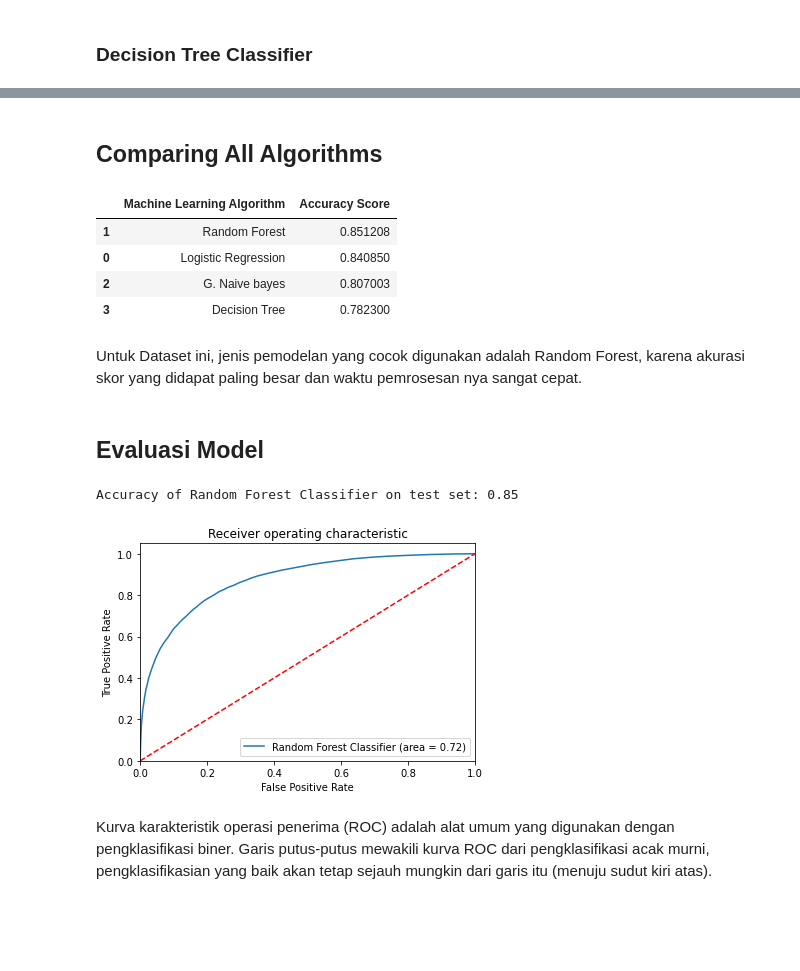
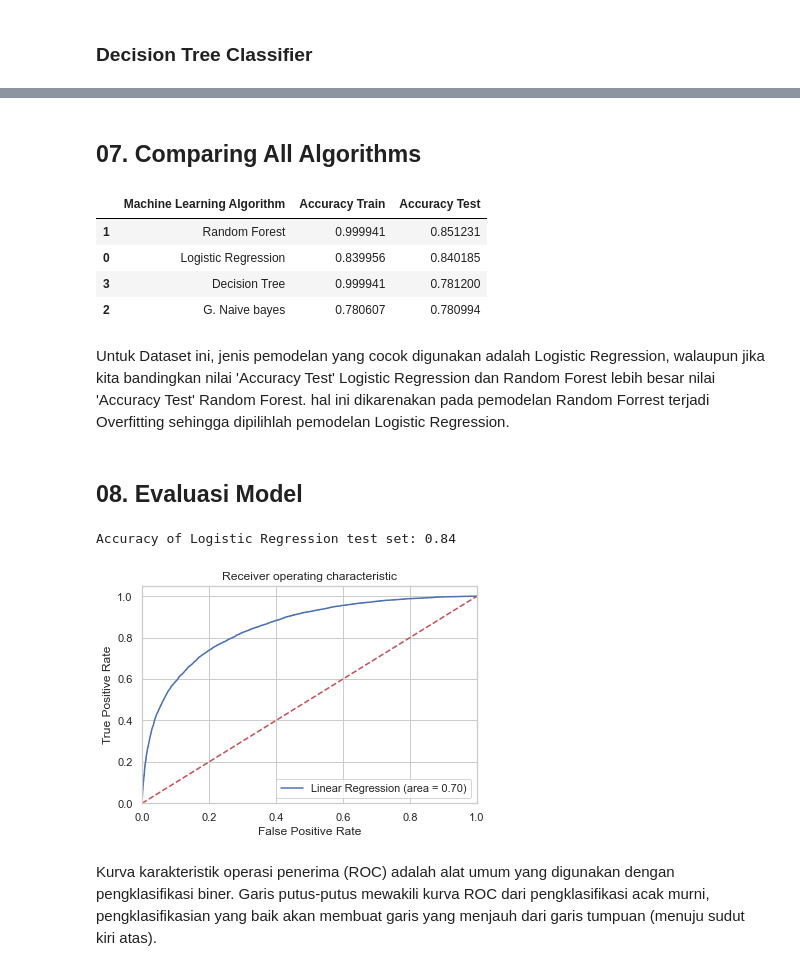
Before and after one commit to Msyaipulanwar/H8_076, a Jupyter notebook: final_project/final_MohamadSyaipulAnwar.ipynb, the cells around one changed output, grey strips where cells are left out. Drawn from its saved outputs; the diff is of its cells as text; code cells hidden in the pictures; blank space fills up the shorter version.

```diff
--- a/final_project/final_MohamadSyaipulAnwar.ipynb
+++ b/final_project/final_MohamadSyaipulAnwar.ipynb
@@ -435,6 +432,6 @@ scored=[]
 # %%
 def train_model(X, y, model, test_size=.3):
-    X_train, X_test, y_train, y_test = train_test_split( X, y, test_size=test_size, random_state=99 )
+    X_train, X_test, y_train, y_test = train_test_split( X, y, test_size=test_size, random_state=99)
     print(f"Training with {X_train.shape[0]} data.. Validating with {X_test.shape[0]}..")
     print("Standardizing data..")
     scaler = StandardScaler()
@@ -448,7 +445,8 @@ def train_model(X, y, model, test_size=.3):
 
     train_prediction = model.predict(scaled_X_train)
     test_prediction = model.predict(scaled_X_test)
-    Score = metrics.accuracy_score(y_test, test_prediction)
+    Score_train = metrics.accuracy_score(y_train, train_prediction)
+    Score_test = metrics.accuracy_score(y_test, test_prediction)
 
 
     print("Training performance:")
@@ -460,9 +458,11 @@ def train_model(X, y, model, test_size=.3):
     print("Testing Data Confusion Matrix Visualization")
     plot_confusion_matrix(model, X_test, y_test)
 
-    print('Accuracy Score: %.5f' % Score)
+    print('Accuracy Score train: %.5f' % Score_train)
+    print('Accuracy Score test: %.5f' % Score_test)
 
-    scored.append(Score)
+    scored_test.append(Score_test)
+    scored_train.append(Score_train)
 # %% [markdown]
 ### Logistic Regression
 # %%
@@ -558,46 +558,50 @@ Accuracy Score: 0.78230
 # %% [markdown]
-## **Comparing All Algorithms**
+## **07. Comparing All Algorithms**
 # %%
 Table_Summary = pd.DataFrame({'Machine Learning Algorithm':['Logistic Regression', 'Random Forest', 'G. Naive bayes', 'Decision Tree'],
-                    'Accuracy Score':scored,
+                    'Accuracy Train':scored_train,
+                    'Accuracy Test': scored_test,
                     })
-Table_Summary.sort_values(by=['Accuracy Score'], ascending=False)
+Table_Summary.sort_values(by=['Accuracy Test'], ascending=False)
 # %% [output]
-|  | Machine Learning Algorithm | Accuracy Score |
-| 1 | Random Forest | 0.851208 |
-| 0 | Logistic Regression | 0.840850 |
-| 2 | G. Naive bayes | 0.807003 |
-| 3 | Decision Tree | 0.782300 |
+|  | Machine Learning Algorithm | Accuracy Train | Accuracy Test |
+| 1 | Random Forest | 0.999941 | 0.851231 |
+| 0 | Logistic Regression | 0.839956 | 0.840185 |
+| 3 | Decision Tree | 0.999941 | 0.781200 |
+| 2 | G. Naive bayes | 0.780607 | 0.780994 |
-# %% [markdown]
-Untuk Dataset ini, jenis pemodelan yang cocok digunakan adalah Random Forest, karena akurasi skor yang didapat paling besar dan waktu pemrosesan nya sangat cepat.
+# %% [markdown]
+Untuk Dataset ini, jenis pemodelan yang cocok digunakan adalah Logistic Regression, walaupun jika kita bandingkan nilai 'Accuracy Test' Logistic Regression dan Random Forest lebih besar nilai 'Accuracy Test' Random Forest. hal ini dikarenakan pada pemodelan Random Forrest terjadi Overfitting sehingga dipilihlah pemodelan Logistic Regression.
 # %% [markdown]
-## **Evaluasi Model**
+## **08. Evaluasi Model**
 # %%
 X_train, X_test, y_train, y_test = train_test_split(
-        X, y, test_size=0.3, random_state=99)
+        X, y, test_size=.3, random_state=99)
+# %%
+scaler = StandardScaler()
+scaled_X_train = scaler.fit_transform(X_train)
+scaled_X_test = scaler.transform(X_test)
 # %%
-ranreg = RandomForestClassifier()
-ranreg.fit(X_train, y_train)
-y_pred = ranreg.predict(X_test)
-print('Accuracy of Random Forest Classifier on test set: {:.2f}'.format(ranreg.score(X_test, y_test)))
+logreg = LogisticRegression()
+logreg.fit(scaled_X_train, y_train)
+y_pred = logreg.predict(scaled_X_test)
+print('Accuracy of Logistic Regression test set: {:.2f}'.format(logreg.score(scaled_X_test, y_test)))
 # %% [output]
-Accuracy of Random Forest Classifier on test set: 0.85
+Accuracy of Logistic Regression test set: 0.84
 # %%
-# Menampilkan grafik ROC
-logit_roc_auc = roc_auc_score(y_test, ranreg.predict(X_test))
-fpr, tpr, thresholds = roc_curve(y_test, ranreg.predict_proba(X_test)[:,1])
+logit_roc_auc = roc_auc_score(y_test, logreg.predict(scaled_X_test ))
+fpr, tpr, thresholds = roc_curve(y_test, logreg.predict_proba(scaled_X_test )[:,1])
 plt.figure()
-plt.plot(fpr, tpr, label='Random Forest Classifier (area = %0.2f)' % logit_roc_auc)
+plt.plot(fpr, tpr, label='Linear Regression (area = %0.2f)' % logit_roc_auc)
 plt.plot([0, 1], [0, 1],'r--')
 plt.xlim([0.0, 1.0])
 plt.ylim([0.0, 1.05])
 plt.xlabel('False Positive Rate')
 plt.ylabel('True Positive Rate')
 plt.title('Receiver operating characteristic')
 plt.legend(loc="lower right")
 plt.savefig('Log_ROC')
 plt.show()
 # %% [output]
-[figure, old version]
+[figure, new version]
 # %% [markdown]
-Kurva karakteristik operasi penerima (ROC) adalah alat umum yang digunakan dengan pengklasifikasi biner. Garis putus-putus mewakili kurva ROC dari pengklasifikasi acak murni, pengklasifikasian yang baik akan tetap sejauh mungkin dari garis itu (menuju sudut kiri atas).
+Kurva karakteristik operasi penerima (ROC) adalah alat umum yang digunakan dengan pengklasifikasi biner. Garis putus-putus mewakili kurva ROC dari pengklasifikasi acak murni, pengklasifikasian yang baik akan membuat garis yang menjauh dari garis tumpuan (menuju sudut kiri atas).
```
Also changed, not shown: parts of 41 cells of this notebook, 1 other file.
